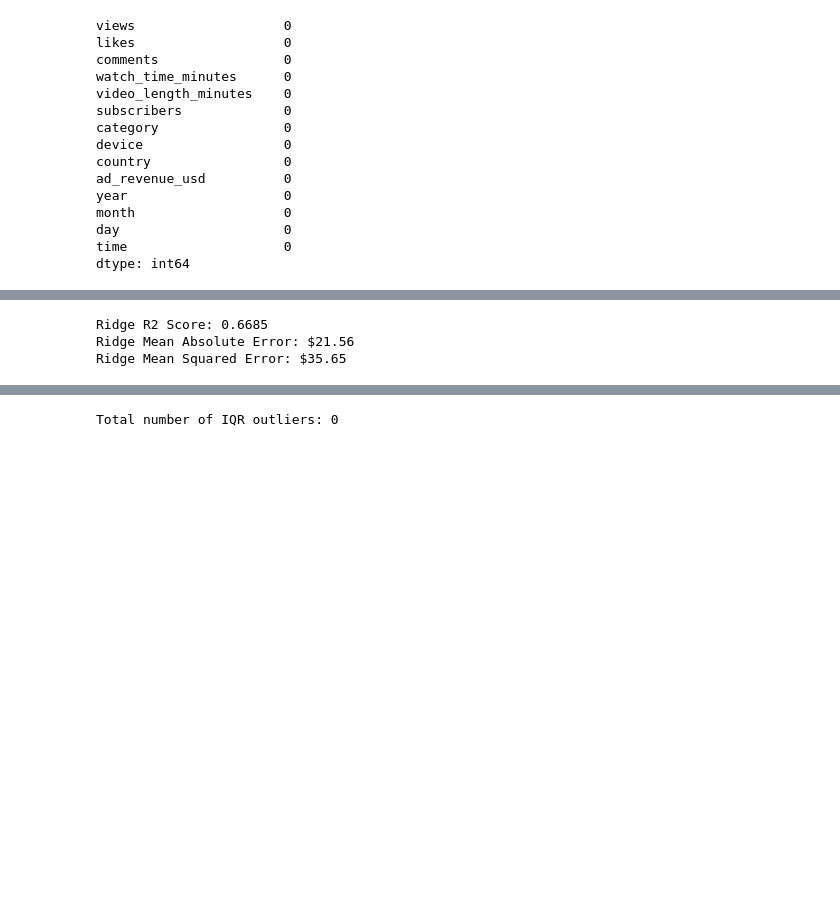
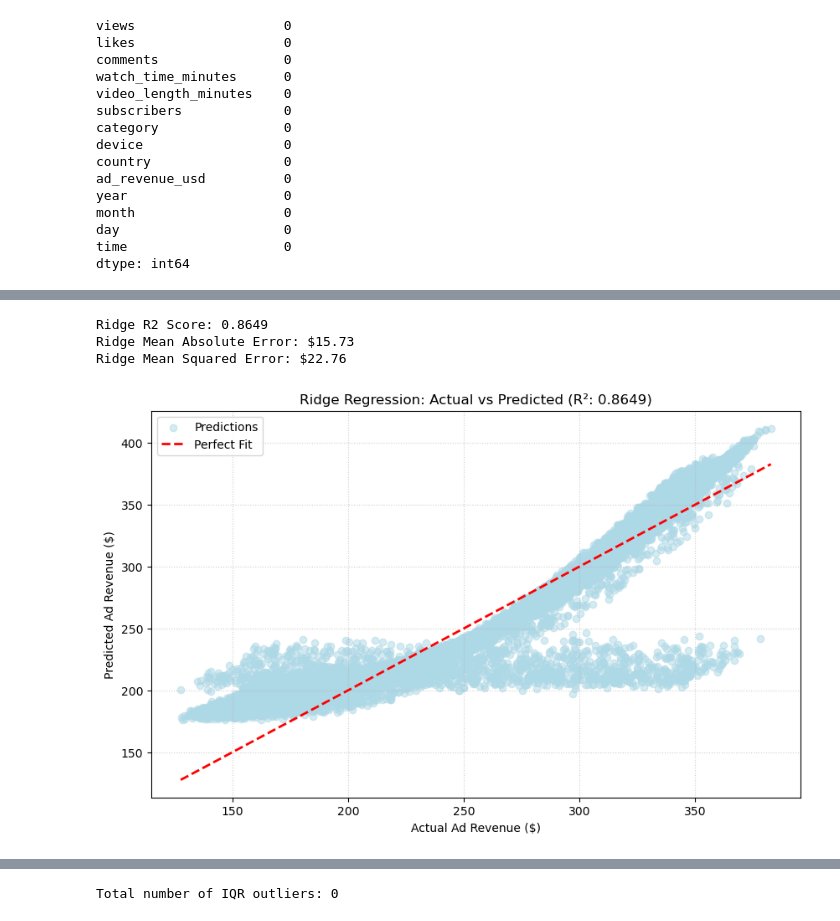
Before and after one commit to vinodg-dotcom/Content_Monetization_Modeler, a Jupyter notebook: youtubeAdRevenue.ipynb, the cells around one changed output, grey strips where cells are left out. Drawn from its saved outputs; the diff is of its cells as text; code cells hidden in the pictures; blank space fills up the shorter version.

```diff
--- a/youtubeAdRevenue.ipynb
+++ b/youtubeAdRevenue.ipynb
@@ -255,18 +352,30 @@ X_test_scaled = scaler.transform(X_test)
 # %%
 ridge_model = Ridge(alpha=1.0, random_state=42)
-ridge_model.fit(X_train_scaled, y_train)
-ridge_y_pred = ridge_model.predict(X_test_scaled)
+ridge_model.fit(X_train_poly, y_train)
+ridge_y_pred = ridge_model.predict(X_test_poly)
 
 ridge_r2 = r2_score(y_test, ridge_y_pred)
 ridge_mae = mean_absolute_error(y_test, ridge_y_pred)
 ridge_rmse = np.sqrt(mean_squared_error(y_test, ridge_y_pred))
 
 print(f"Ridge R2 Score: {ridge_r2:.4f}")
 print(f"Ridge Mean Absolute Error: ${ridge_mae:.2f}")
 print(f"Ridge Mean Squared Error: ${ridge_rmse:.2f}")
+
+plt.figure(figsize=(10, 6))
+plt.scatter(y_test, ridge_y_pred, alpha=0.5, color='lightblue', label='Predictions')
+line_coords = [y_test.min(), y_test.max()]
+plt.plot(line_coords, line_coords, color='red', linestyle='--', lw=2, label='Perfect Fit')
+plt.xlabel('Actual Ad Revenue ($)')
+plt.ylabel('Predicted Ad Revenue ($)')
+plt.title(f'Ridge Regression: Actual vs Predicted (R²: {ridge_r2:.4f})')
+plt.legend()
+plt.grid(True, linestyle=':', alpha=0.6)
+plt.show()
 # %% [output]
-Ridge R2 Score: 0.6685
-Ridge Mean Absolute Error: $21.56
-Ridge Mean Squared Error: $35.65
+Ridge R2 Score: 0.8649
+Ridge Mean Absolute Error: $15.73
+Ridge Mean Squared Error: $22.76
+[figure, added]
 # %%
 lasso_model = Lasso(alpha=0.1, random_state=42)
```
Also changed, not shown: parts of 25 cells of this notebook.
